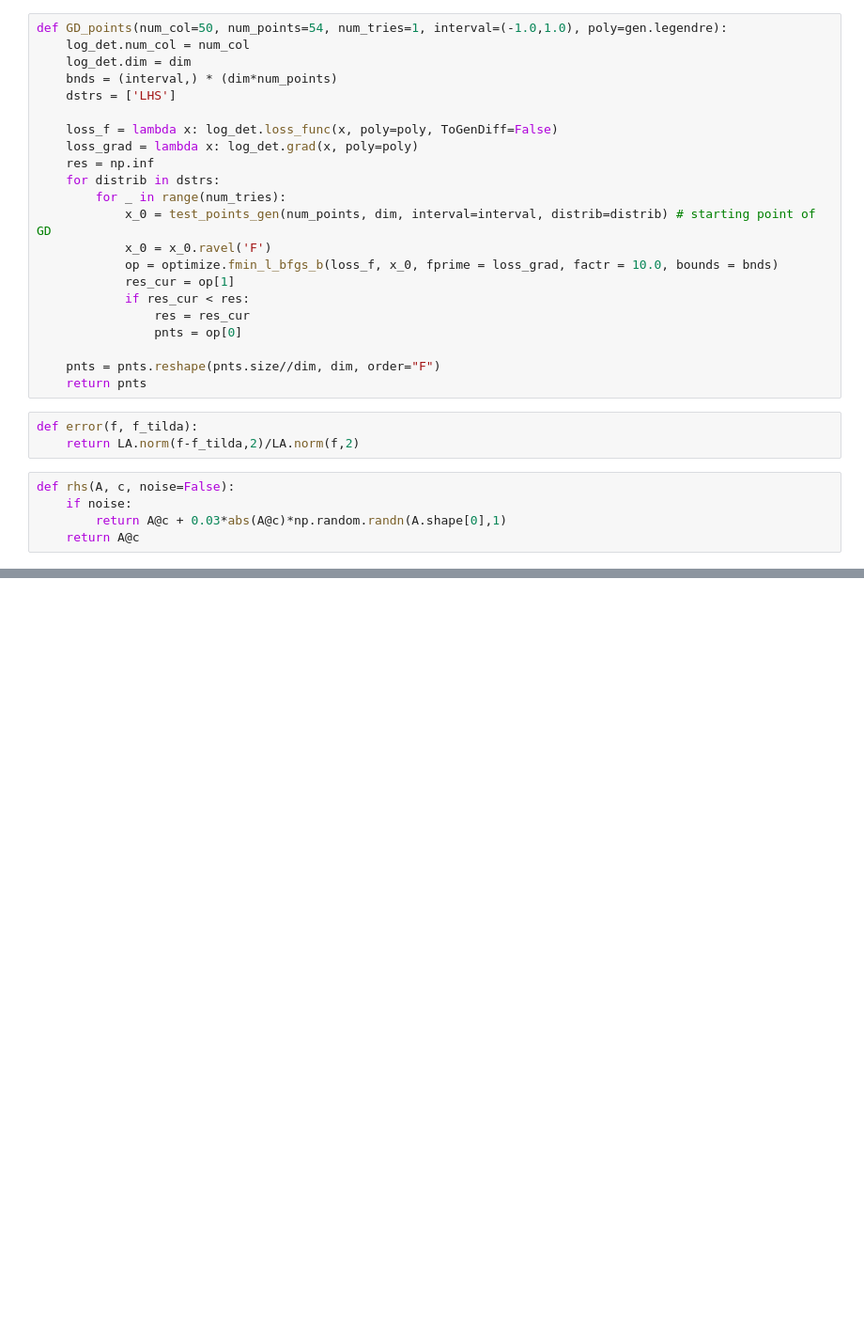
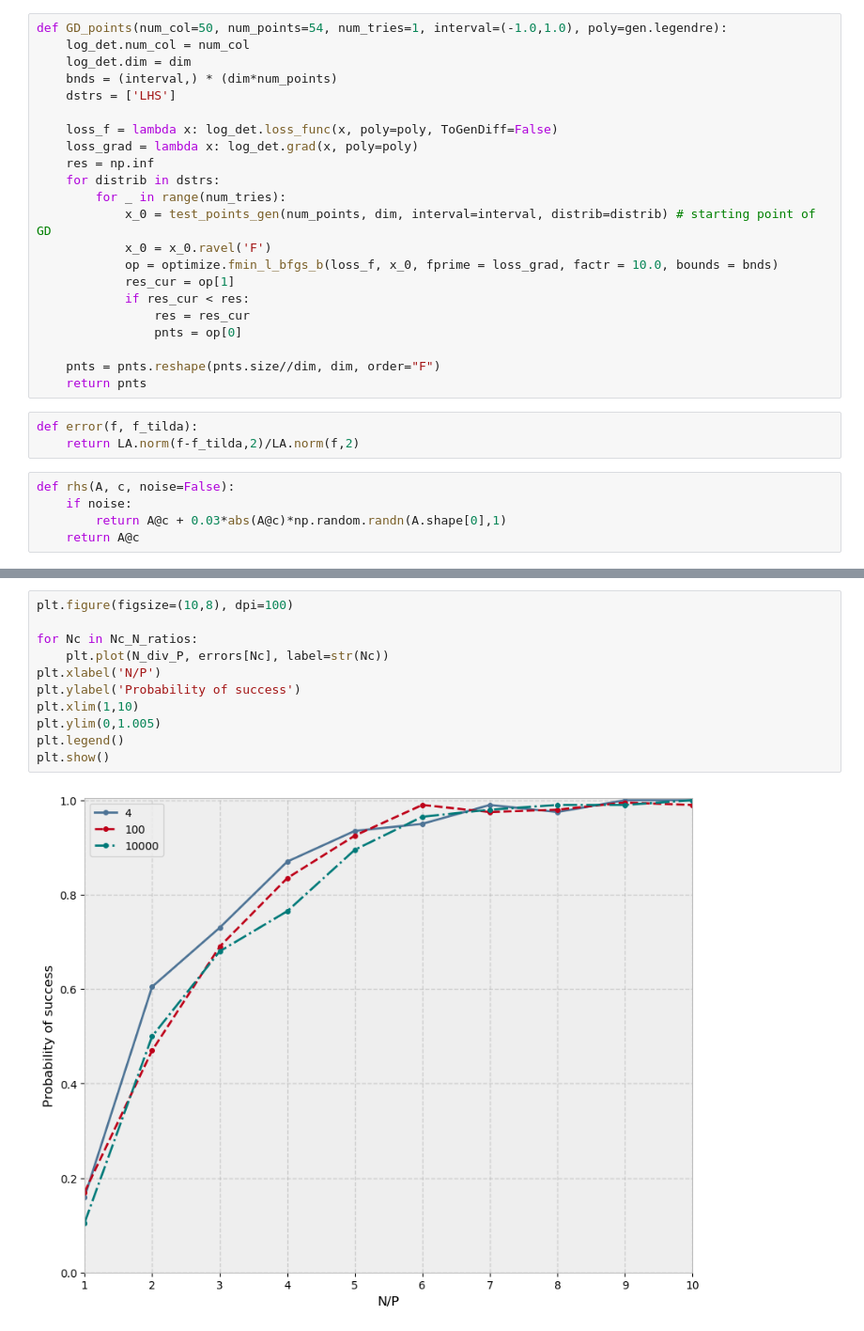
Before and after one commit to glkarpov/wmaxvol, a Jupyter notebook: Doostan_paper.ipynb, the cells around one changed output, grey strips where cells are left out. Shown at 94% size. Cells and saved outputs as stored; diff of their text form; blank space fills up the shorter version.

```diff
--- a/Doostan_paper.ipynb
+++ b/Doostan_paper.ipynb
@@ -203,0 +289,13 @@ plt.show()
+# %%
+plt.figure(figsize=(10,8), dpi=100)
+
+for Nc in Nc_N_ratios:
+    plt.plot(N_div_P, errors[Nc], label=str(Nc))
+plt.xlabel('N/P')
+plt.ylabel('Probability of success')
+plt.xlim(1,10)
+plt.ylim(0,1.005)
+plt.legend()
+plt.show()
+# %% [output]
+[figure, added]
```
Also changed, not shown: parts of 5 cells of this notebook.
